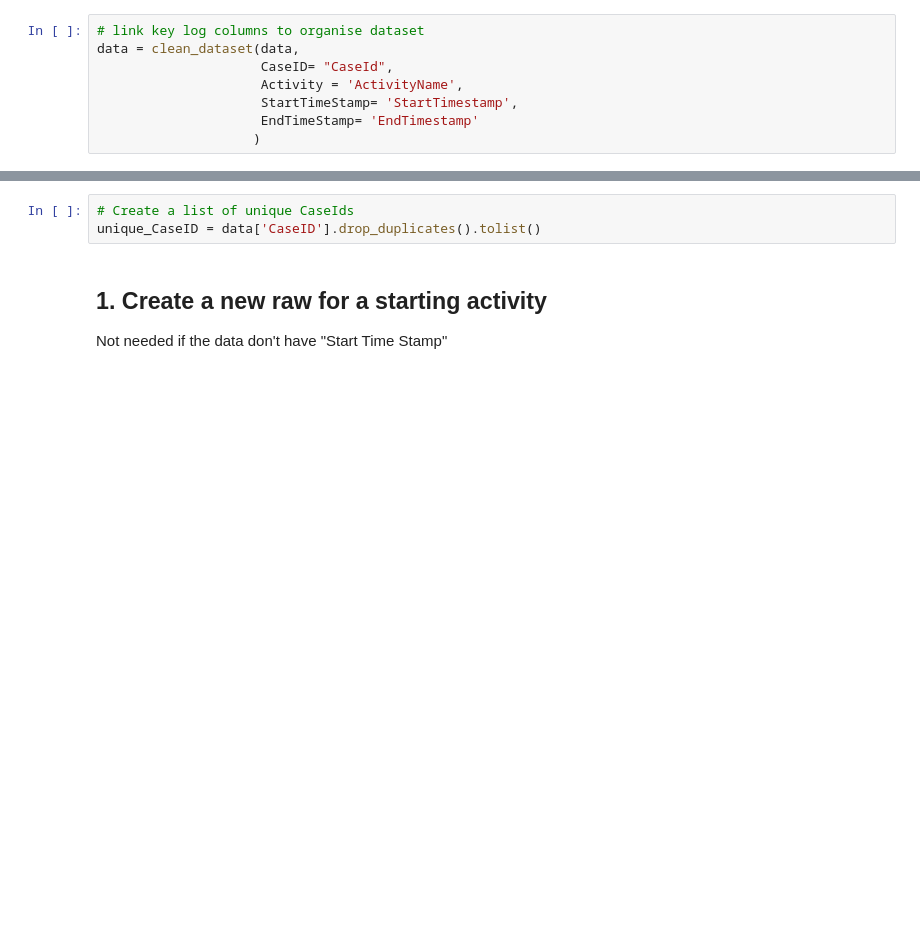
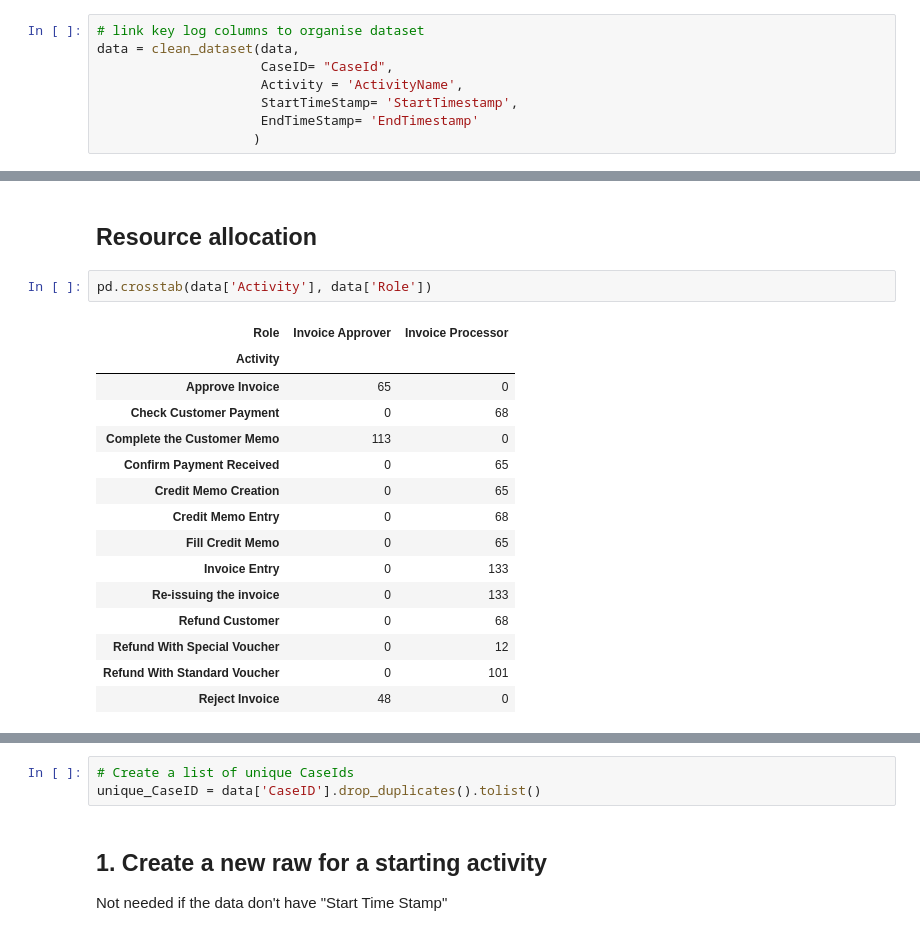
Before and after one commit to peter-seweiha/peter-seweiha.github.io, a Jupyter notebook: projects/_02_Process Mining/Process Mining _Dataset Discovery_NOpm4py.ipynb, the cells around one changed output, grey strips where cells are left out. Cells and saved outputs as stored; diff of their text form; blank space fills up the shorter version.

```diff
--- a/projects/_02_Process Mining/Process Mining _Dataset Discovery_NOpm4py.ipynb
+++ b/projects/_02_Process Mining/Process Mining _Dataset Discovery_NOpm4py.ipynb
@@ -264,0 +298,20 @@ Variants percentage to Cases in dataset : 7%
+# %% [markdown]
+## Resource allocation
+# %%
+pd.crosstab(data['Activity'], data['Role'])
+# %% [output]
+| Role | Invoice Approver | Invoice Processor |
+| Activity |  |  |
+| Approve Invoice | 65 | 0 |
+| Check Customer Payment | 0 | 68 |
+| Complete the Customer Memo | 113 | 0 |
+| Confirm Payment Received | 0 | 65 |
+| Credit Memo Creation | 0 | 65 |
+| Credit Memo Entry | 0 | 68 |
+| Fill Credit Memo | 0 | 65 |
+| Invoice Entry | 0 | 133 |
+| Re-issuing the invoice | 0 | 133 |
+| Refund Customer | 0 | 68 |
+| Refund With Special Voucher | 0 | 12 |
+| Refund With Standard Voucher | 0 | 101 |
+| Reject Invoice | 48 | 0 |
```
Also changed, not shown: parts of 22 cells of this notebook, 3 other files.
